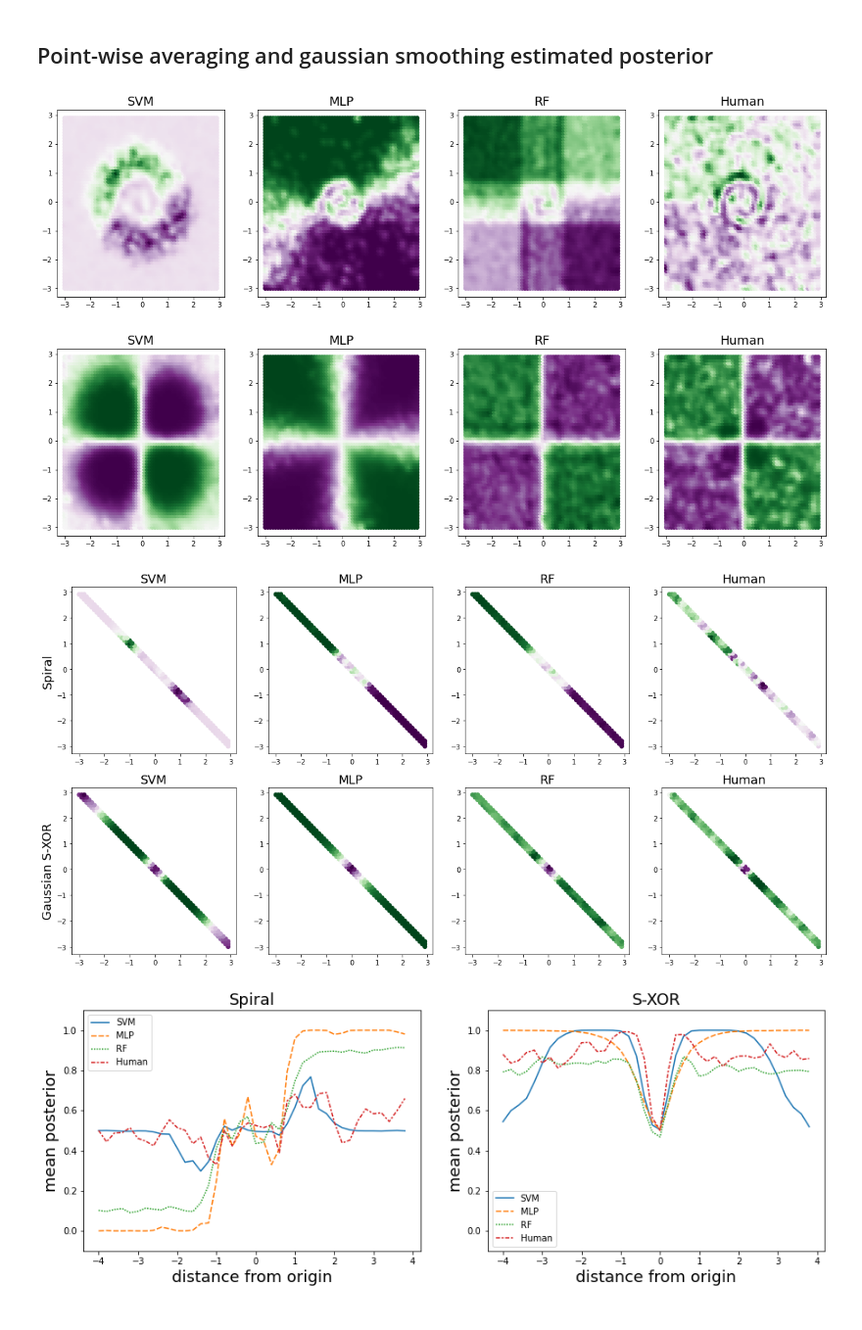
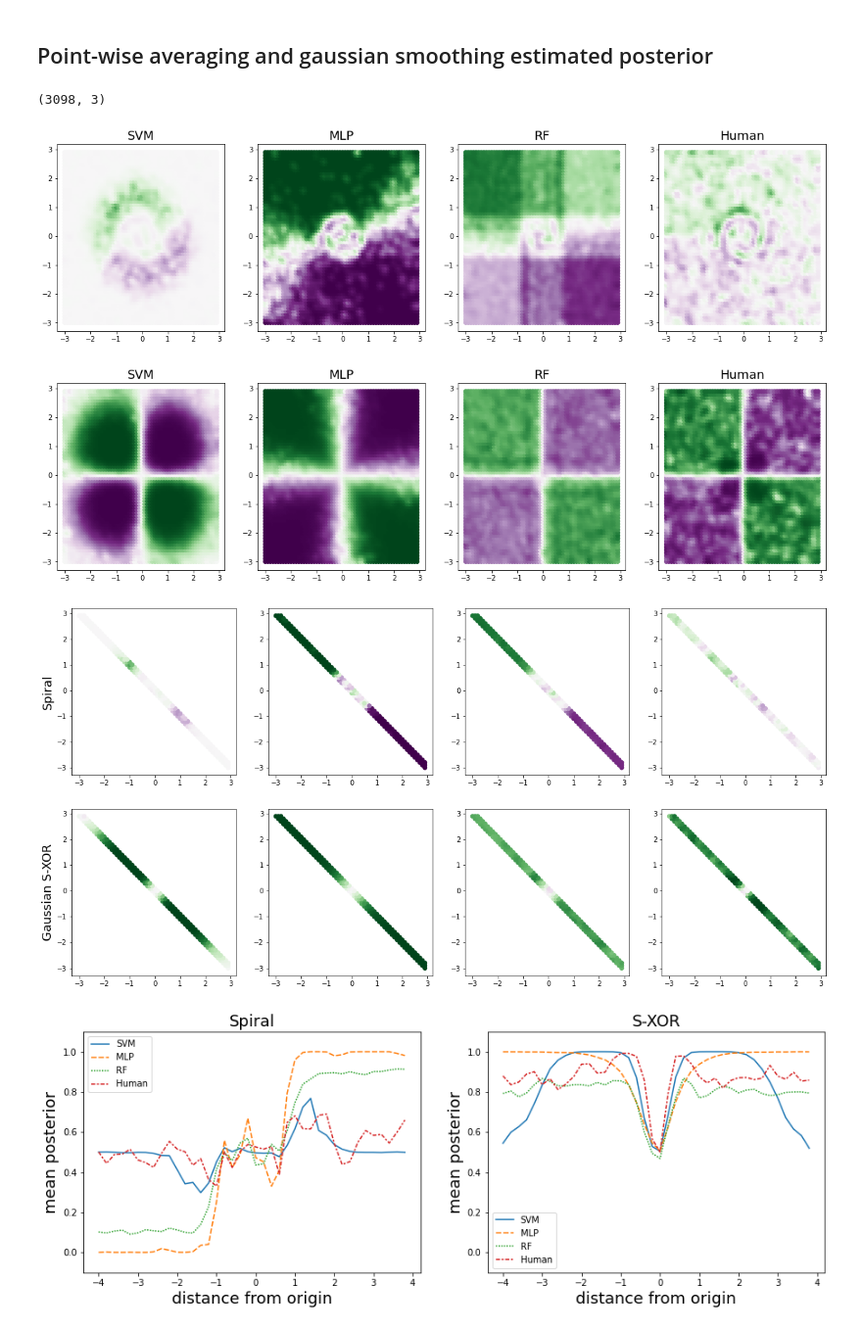
Before and after one commit to jshinm/inductive-bias-experiment, a Jupyter notebook: experiments/20210512_line_analysis.ipynb, the cells around one changed output. Shown at 98% size. Saved outputs shown, nothing was run; the diff lists cells and outputs as text; code cells hidden in the pictures.

```diff
--- a/experiments/20210512_line_analysis.ipynb
+++ b/experiments/20210512_line_analysis.ipynb
@@ -80,22 +85,27 @@ for ii in range(2): #S-XOR and spiral
         mtype_i = ib.pointwise_gridAverage(mtype_i).to_numpy()
         xy, original, down, alls = ib.smooth_gaussian_distance(mtype_i, step=0.01, method=None, sigma=1, k=10)
         mtype[ii].append(alls)
+# %%
+# plt.scatter(mtype_i[:,0],mtype_i[:,1],c=mtype_i[:,2], cmap=cmap)
+mtype_i.shape
+# %% [output]
+(3098, 3)
 # %%
 fig, axs = plt.subplots(1,4,figsize = (5*4,5))
 
 for i in range(4):
-    axs[i].scatter(ib.mask[:,0], ib.mask[:,1], c=mtype[0][i], cmap=cmap)
+    mlp = axs[i].scatter(ib.mask[:,0], ib.mask[:,1], c=mtype[0][i], cmap=cmap, vmin=0, vmax=1)
     axs[i].set_title(label[i], fontsize=18)
 # %% [output]
-[figure, old version]
+[figure, new version]
 # %%
 fig, axs = plt.subplots(1,4,figsize = (5*4,5))
 
 for i in range(4):
-    axs[i].scatter(ib.mask[:,0], ib.mask[:,1], c=mtype[1][i], cmap=cmap)
+    axs[i].scatter(ib.mask[:,0], ib.mask[:,1], c=mtype[1][i], cmap=cmap, vmin=0, vmax=1)
     axs[i].set_title(label[i], fontsize=18)
 # %% [output]
-[figure, old version]
+[figure, new version]
 # %%
 def select_linear_region(post, degree=0, b=0, r=0.1, step=0.1):
     '''
@@ -158,21 +169,24 @@ for i in range(2):
         for rad in x_range:
             line_plot[i][j].append(np.array(lp[(dist >= rad) * (dist < rad+step)]).mean())
 # %%
-# TODO: something is not right about S-XOR, but it seems right in the line plot
-
 fig, axs = plt.subplots(2,4,figsize = (5*4,5*2))
 
 for m in range(2):
     for i in range(4):
         ibXY = ib.mask[line_post[m][i][1]]
-        axs[m,i].scatter(ibXY[:,0], ibXY[:,1], c=line_post[m][i][0], cmap=cmap)
-        axs[m,i].set_title(label[i], fontsize=18)
+        # ibXY = np.vstack([ibXY, [[4,4],[-4,-4]]])
+        axs[m,i].scatter(ibXY[:,0], ibXY[:,1], c=line_post[m][i][0], cmap=cmap, vmin=0, vmax=1)
+
         if i == 0:
             axs[m,i].set_ylabel(dtype[m], fontsize=18)
 
-plt.savefig(f'figs/[20210512_line_analysis]_posterior_{135}line_{str(ib.date.date())}.png', bbox_inches='tight')
+        # axs[m,i].set_xlim(-3,3)
+        # axs[m,i].set_ylim(-3,3)
+
+if SAVEFIG:
+    plt.savefig(f'figs/[20210512_line_analysis]_posterior_{135}line_{str(ib.date.date())}.png', bbox_inches='tight')
 # %% [output]
-[figure, old version]
+[figure, new version]
 # %%
 fig, axs = plt.subplots(1,2,figsize=(5*3,5))
 
```
Also changed, not shown: parts of 5 cells of this notebook, 4 other files.
